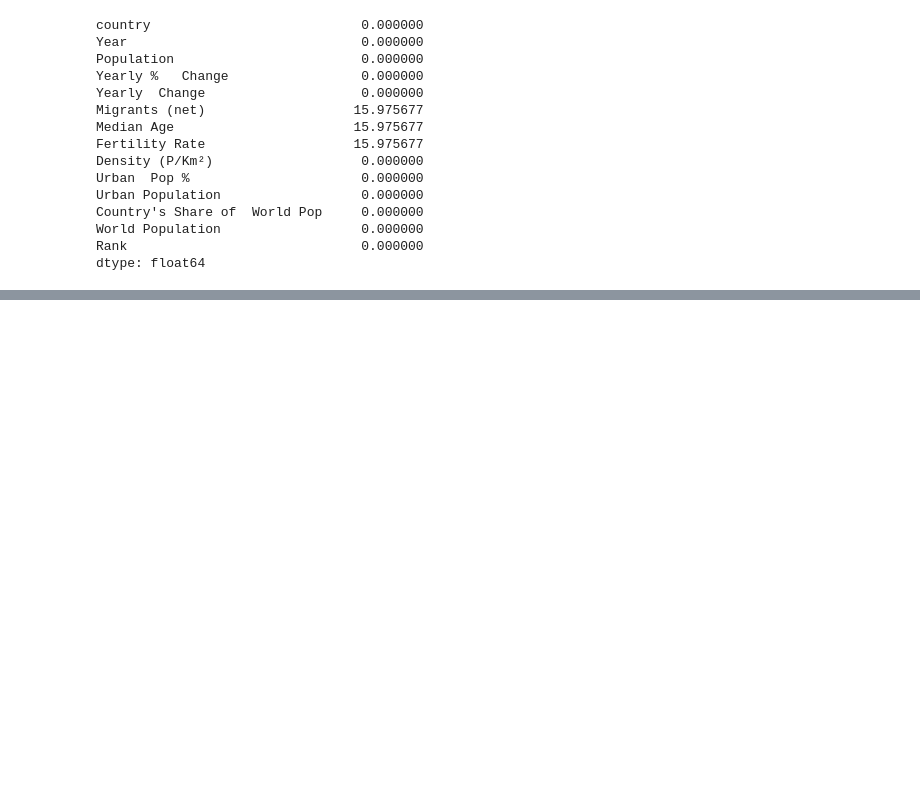
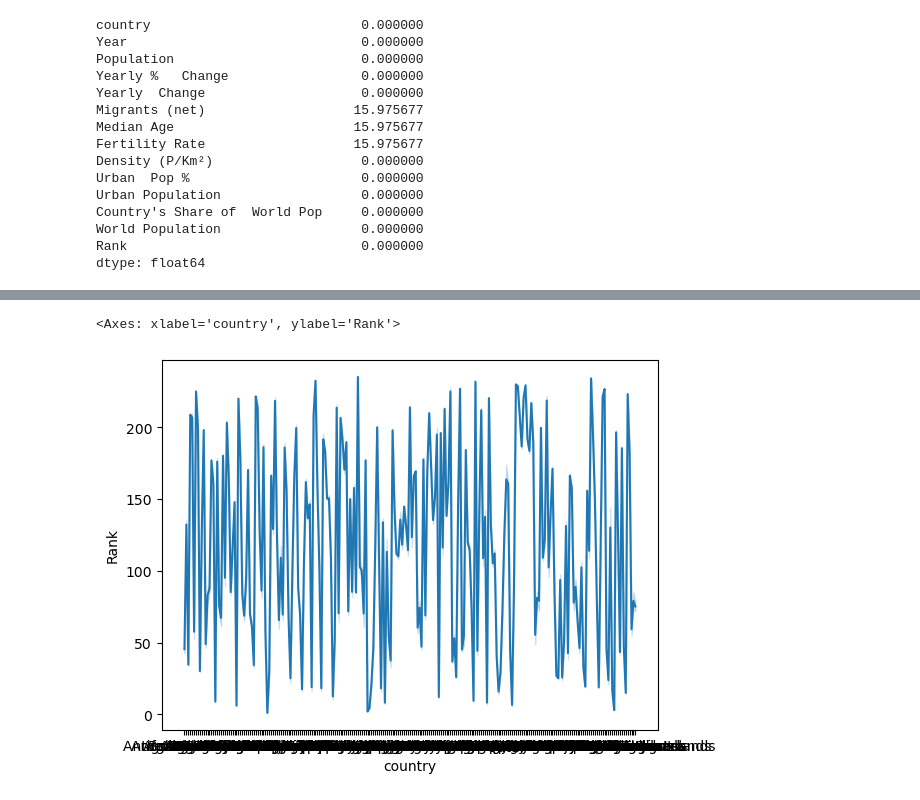
Before and after one commit to ShubhamGupta2505/MachineLearningPractice, a Jupyter notebook: eda-on-world-population-dataset.ipynb, the cells around one changed output, grey strips where cells are left out. Cells and saved outputs as stored; diff of their text form; code cells hidden in the pictures; blank space fills up the shorter version.

```diff
--- a/eda-on-world-population-dataset.ipynb
+++ b/eda-on-world-population-dataset.ipynb
@@ -106,0 +286,5 @@ world['Fertility Rate'] = world['Fertility Rate'].fillna(world['Fertility Rate']
+# %%
+sns.lineplot(data=world,x='country',y='Rank')
+# %% [output]
+<Axes: xlabel='country', ylabel='Rank'>
+[figure, added]
```
Also changed, not shown: parts of 13 cells of this notebook.
